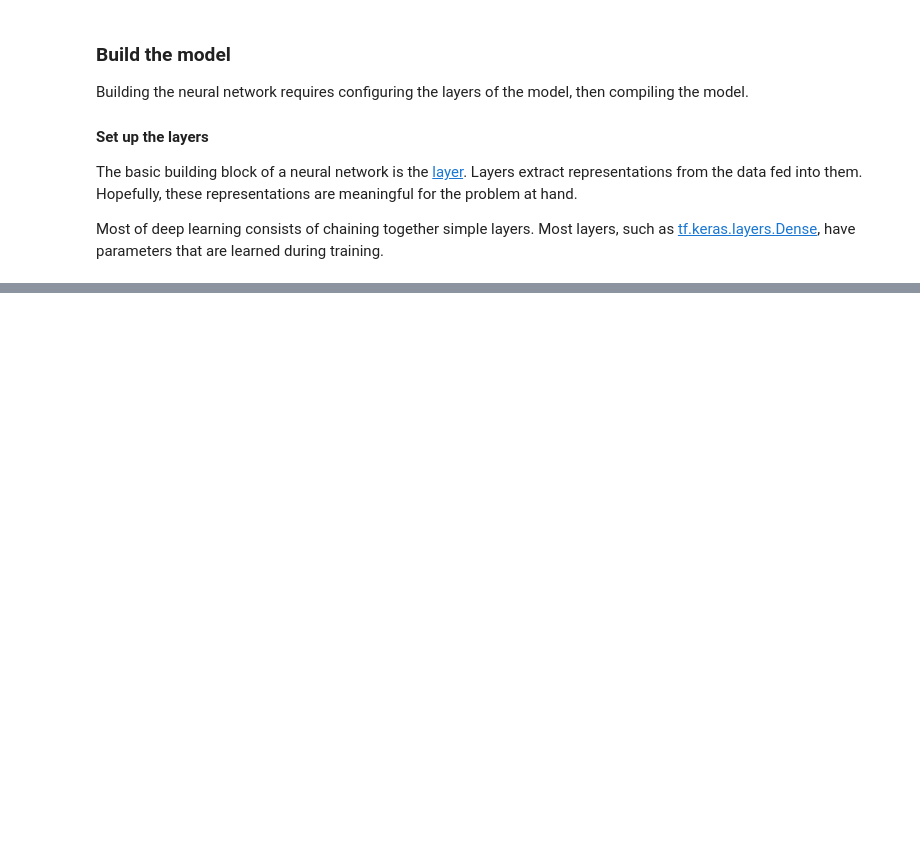
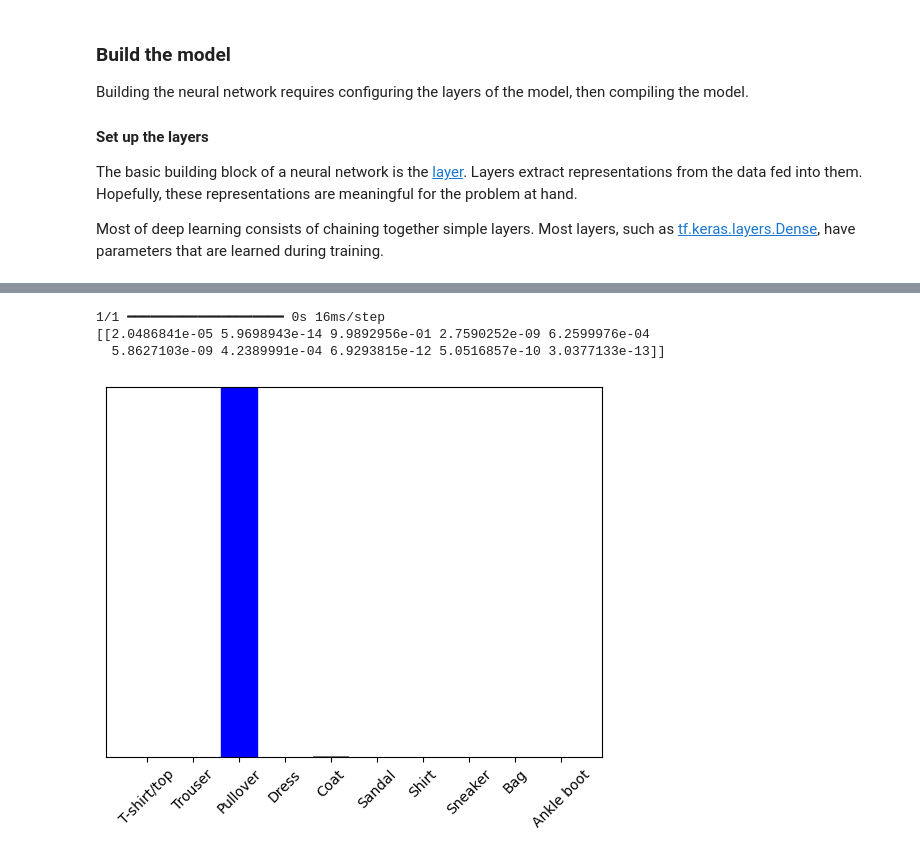
Before and after one commit to cstone157/jupyter_tensorflow2, a Jupyter notebook: tensor.org/tutorials/02-basic-classification.ipynb, the cells around one changed output, grey strips where cells are left out. Cells and saved outputs as stored; diff of their text form; code cells hidden in the pictures; blank space fills up the shorter version.

```diff
--- a/tensor.org/tutorials/02-basic-classification.ipynb
+++ b/tensor.org/tutorials/02-basic-classification.ipynb
@@ -172,0 +356,14 @@ model.compile(optimizer='adam',
+# %%
+predictions_single = probability_model.predict(img)
+
+print(predictions_single)
+# %% [output]
+1/1 ━━━━━━━━━━━━━━━━━━━━ 0s 16ms/step
+[[2.0486841e-05 5.9698943e-14 9.9892956e-01 2.7590252e-09 6.2599976e-04
+  5.8627103e-09 4.2389991e-04 6.9293815e-12 5.0516857e-10 3.0377133e-13]]
+# %%
+plot_value_array(1, predictions_single[0], test_labels)
+_ = plt.xticks(range(10), class_names, rotation=45)
+plt.show()
+# %% [output]
+[figure, added]
```
Also changed, not shown: parts of 29 cells of this notebook.
